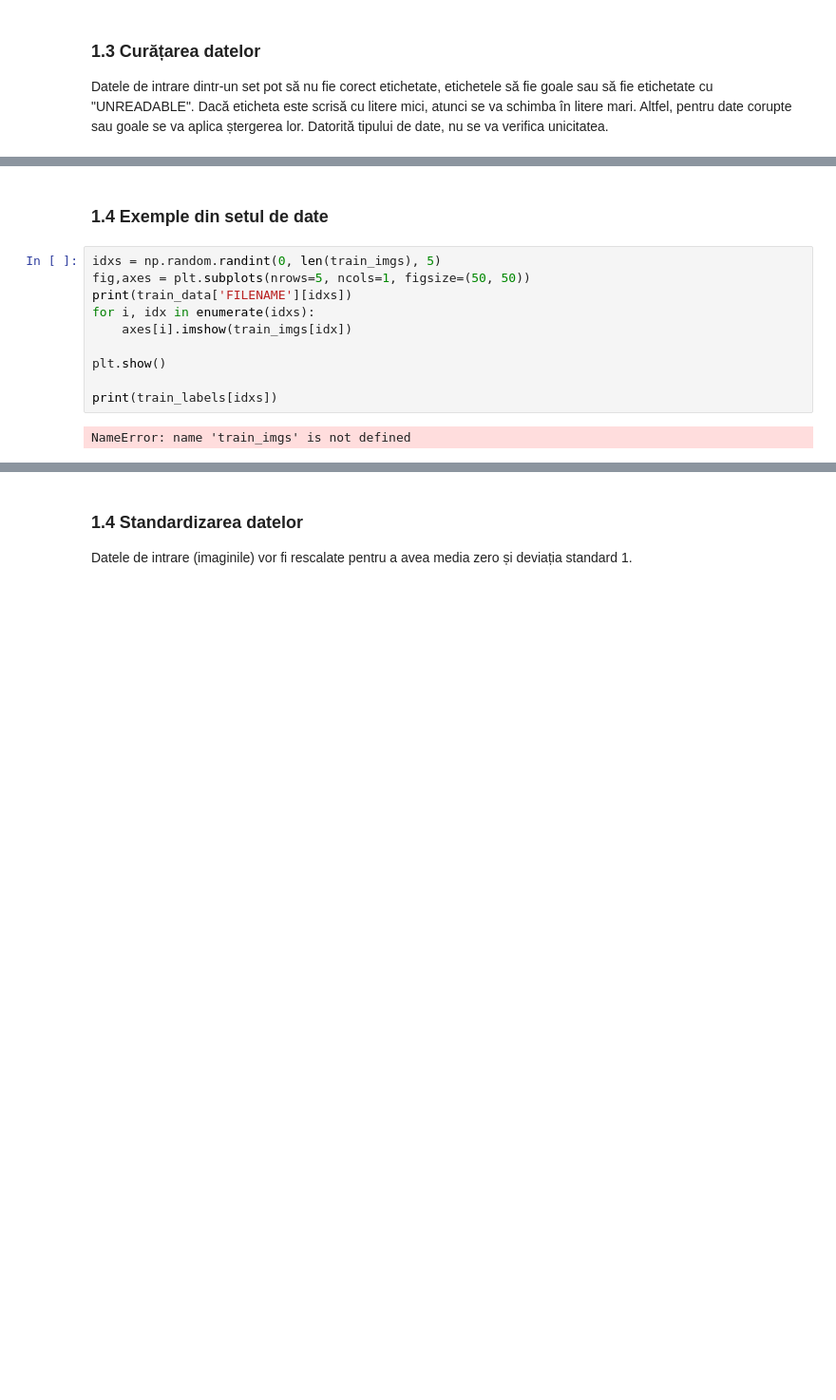
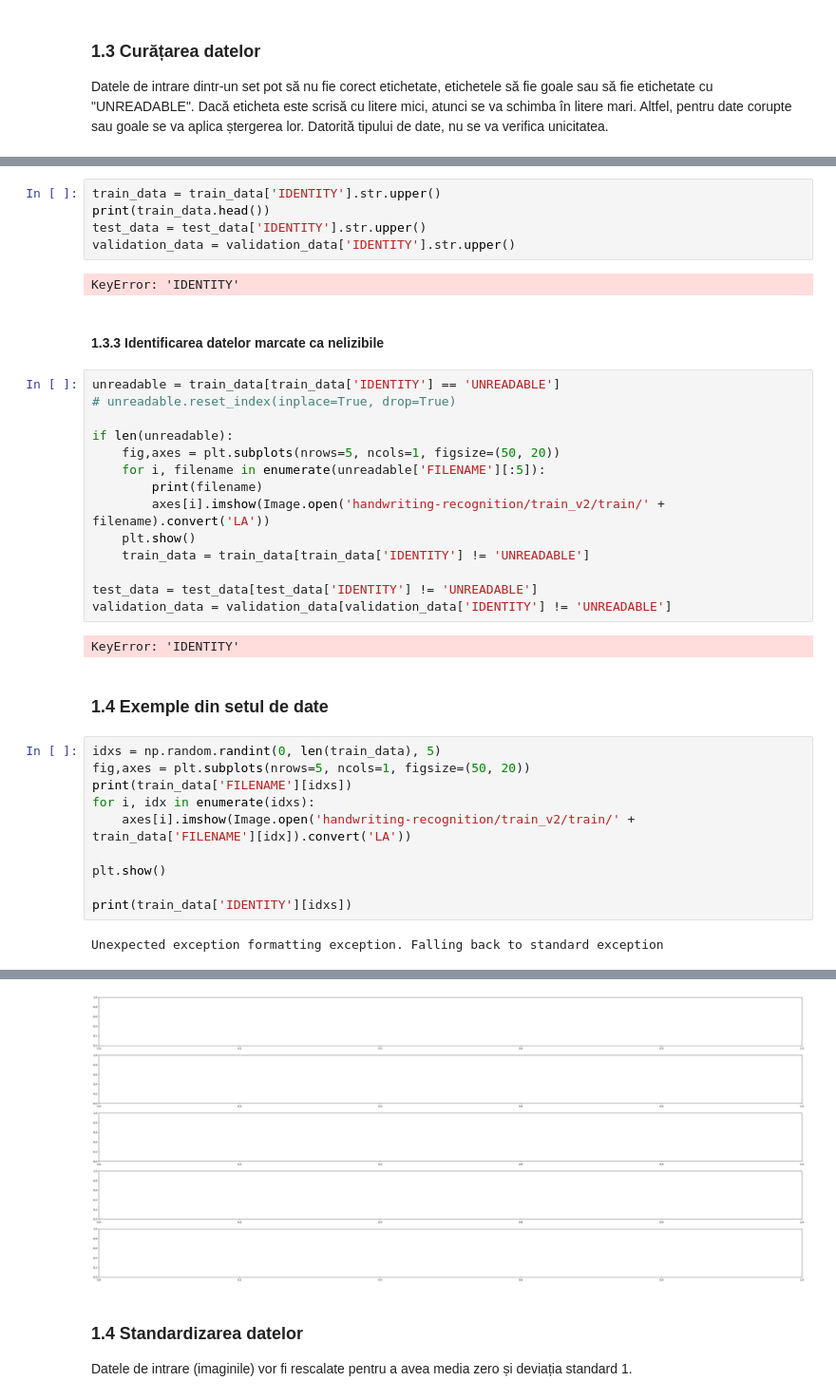
Before and after one commit to ACS-SII/proiect-2024-icr-model-analysis, a Jupyter notebook: icr_analysis.ipynb, the cells around one changed output, grey strips where cells are left out. Shown at 95% size. Saved outputs shown, nothing was run; the diff lists cells and outputs as text; blank space fills up the shorter version.

```diff
--- a/icr_analysis.ipynb
+++ b/icr_analysis.ipynb
@@ -78,14 +69,39 @@ Number of NaN label values on validation dataset:  78
+# %%
+train_data = train_data['IDENTITY'].str.upper()
+print(train_data.head())
+test_data = test_data['IDENTITY'].str.upper()
+validation_data = validation_data['IDENTITY'].str.upper()
+# %% [output]
+KeyError: 'IDENTITY'
+# %% [markdown]
+#### 1.3.3 Identificarea datelor marcate ca nelizibile
+# %%
+unreadable = train_data[train_data['IDENTITY'] == 'UNREADABLE']
+# unreadable.reset_index(inplace=True, drop=True)
+
+if len(unreadable):
+    fig,axes = plt.subplots(nrows=5, ncols=1, figsize=(50, 20))
+    for i, filename in enumerate(unreadable['FILENAME'][:5]):
+        print(filename)
+        axes[i].imshow(Image.open('handwriting-recognition/train_v2/train/' + filename).convert('LA'))
+    plt.show()
+    train_data = train_data[train_data['IDENTITY'] != 'UNREADABLE']
+
+test_data = test_data[test_data['IDENTITY'] != 'UNREADABLE']
+validation_data = validation_data[validation_data['IDENTITY'] != 'UNREADABLE']
+# %% [output]
+KeyError: 'IDENTITY'
 # %% [markdown]
 ### 1.4 Exemple din setul de date
 # %%
-idxs = np.random.randint(0, len(train_imgs), 5)
-fig,axes = plt.subplots(nrows=5, ncols=1, figsize=(50, 50))
+idxs = np.random.randint(0, len(train_data), 5)
+fig,axes = plt.subplots(nrows=5, ncols=1, figsize=(50, 20))
 print(train_data['FILENAME'][idxs])
 for i, idx in enumerate(idxs):
-    axes[i].imshow(train_imgs[idx])
+    axes[i].imshow(Image.open('handwriting-recognition/train_v2/train/' + train_data['FILENAME'][idx]).convert('LA'))
 
 plt.show()
 
-print(train_labels[idxs])
+print(train_data['IDENTITY'][idxs])
 # %% [output]
-NameError: name 'train_imgs' is not defined
+Unexpected exception formatting exception. Falling back to standard exception
@@ -92,3 +125,4 @@ NameError: name 'train_imgs' is not defined
+[figure, added]
 # %% [markdown]
 ### 1.4 Standardizarea datelor
 
```
Also changed, not shown: parts of 5 cells of this notebook.
